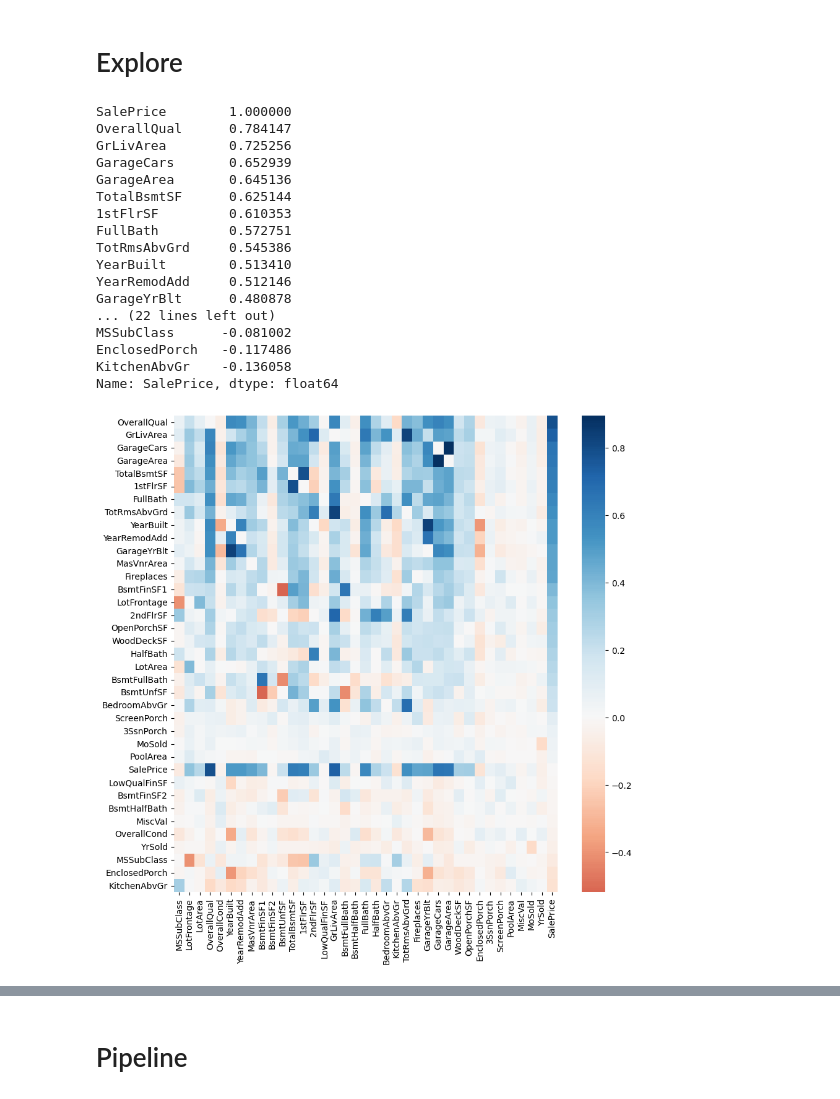
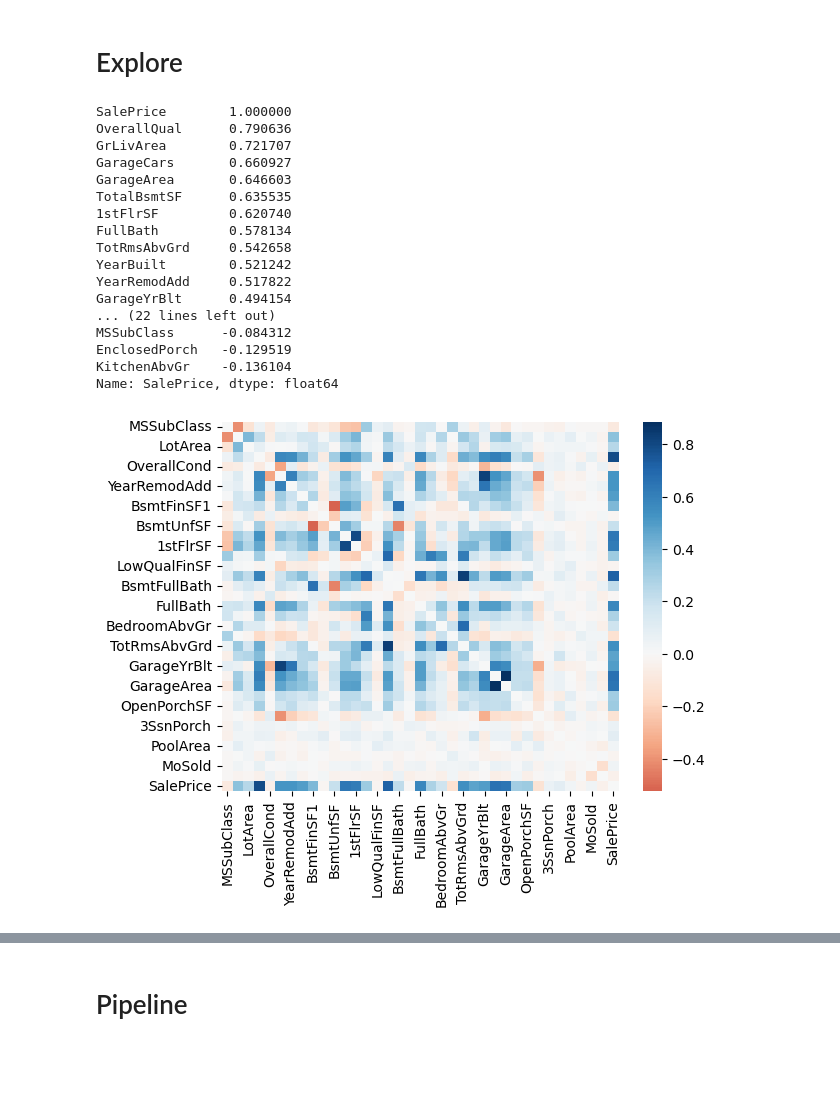
Before and after one commit to angelocandari/kag-house-price, a Jupyter notebook: house-prices.ipynb, the cells around one changed output, grey strips where cells are left out. Saved outputs shown, nothing was run; the diff lists cells and outputs as text; code cells hidden in the pictures; blank space fills up the shorter version.

```diff
--- a/house-prices.ipynb
+++ b/house-prices.ipynb
@@ -46,7 +46,7 @@ cat = [x for x in df.columns if df.dtypes[x] == 'object']
 num.remove(target)
 # %%
 from sklearn.model_selection import train_test_split
-train, test = train_test_split(df, test_size=.3, random_state=0)
+train, test = train_test_split(df, test_size=.2, random_state=0)
 # %% [markdown]
 # Explore
 # %%
@@ -54,25 +54,24 @@ corr = train.corr(numeric_only=True)
 corr[target].sort_values(ascending=False)
 # %% [output]
 SalePrice        1.000000
-OverallQual      0.784147
-GrLivArea        0.725256
-GarageCars       0.652939
-GarageArea       0.645136
-TotalBsmtSF      0.625144
-1stFlrSF         0.610353
-FullBath         0.572751
-TotRmsAbvGrd     0.545386
-YearBuilt        0.513410
-YearRemodAdd     0.512146
-GarageYrBlt      0.480878
+OverallQual      0.790636
+GrLivArea        0.721707
+GarageCars       0.660927
+GarageArea       0.646603
+TotalBsmtSF      0.635535
+1stFlrSF         0.620740
+FullBath         0.578134
+TotRmsAbvGrd     0.542658
+YearBuilt        0.521242
+YearRemodAdd     0.517822
+GarageYrBlt      0.494154
 ... (22 lines left out)
-MSSubClass      -0.081002
-EnclosedPorch   -0.117486
-KitchenAbvGr    -0.136058
+MSSubClass      -0.084312
+EnclosedPorch   -0.129519
+KitchenAbvGr    -0.136104
 Name: SalePrice, dtype: float64
 # %%
-plt.figure(figsize=(10, 10))
 np.fill_diagonal(corr.values, 0)
-sns.heatmap(corr.sort_values(by=target, ascending=False), cmap='RdBu', center=0);
+sns.heatmap(corr, cmap='RdBu', center=0);
 # %% [output]
-[figure, old version]
+[figure, new version]
```
Also changed, not shown: parts of 22 cells of this notebook.
